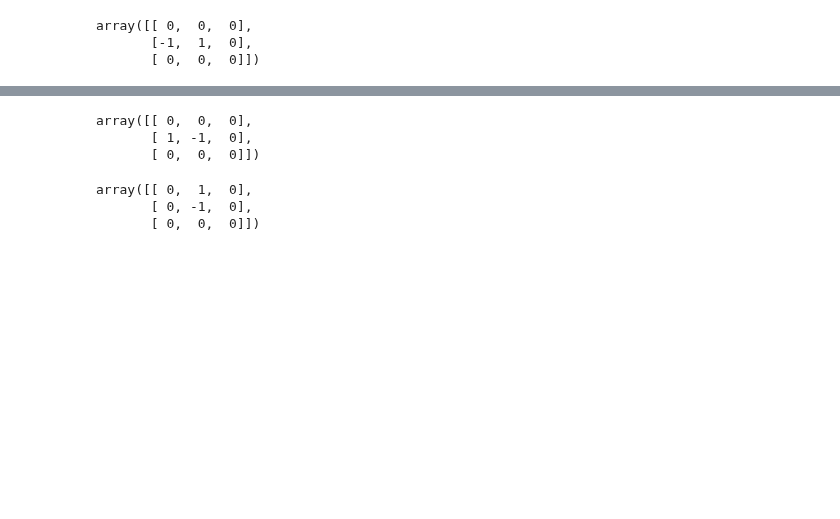
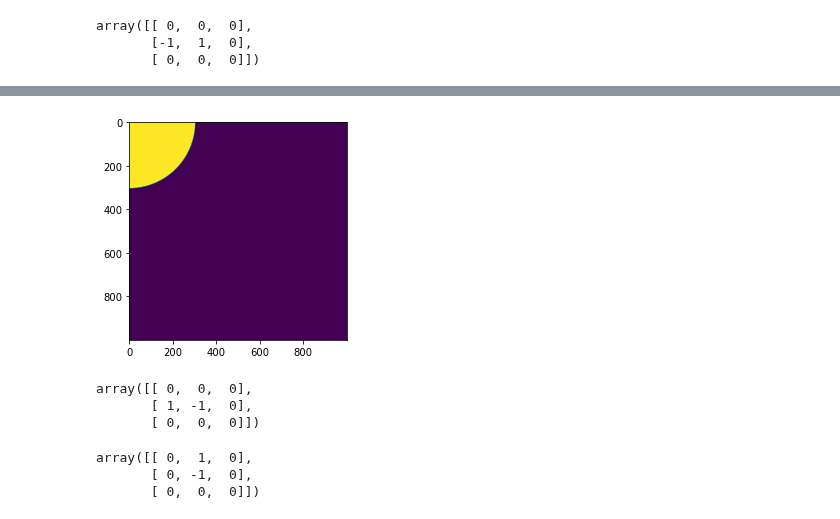
Before and after one commit to OliverSkocek/maxwell, a Jupyter notebook: notebooks/another_discretization_of_2d_maxwell.ipynb, the cells around one changed output, grey strips where cells are left out. Drawn from its saved outputs; the diff is of its cells as text; code cells hidden in the pictures; blank space fills up the shorter version.

```diff
--- a/notebooks/another_discretization_of_2d_maxwell.ipynb
+++ b/notebooks/another_discretization_of_2d_maxwell.ipynb
@@ -47,3 +52,11 @@ plt.imshow(_B)
+# %%
+x = np.linspace(0, 10, N)
+mesh = np.stack(np.meshgrid(x, x))
+U = np.exp(-np.sum(np.square(mesh), axis=0))
+plt.imshow(U>0.0001)
+_R[U>0.0001]=0.1
+# %% [output]
+[figure, added]
 # %%
 _continuity_filter[:,:,0,0]
 # %% [output]
```
Also changed, not shown: parts of 16 cells of this notebook.
